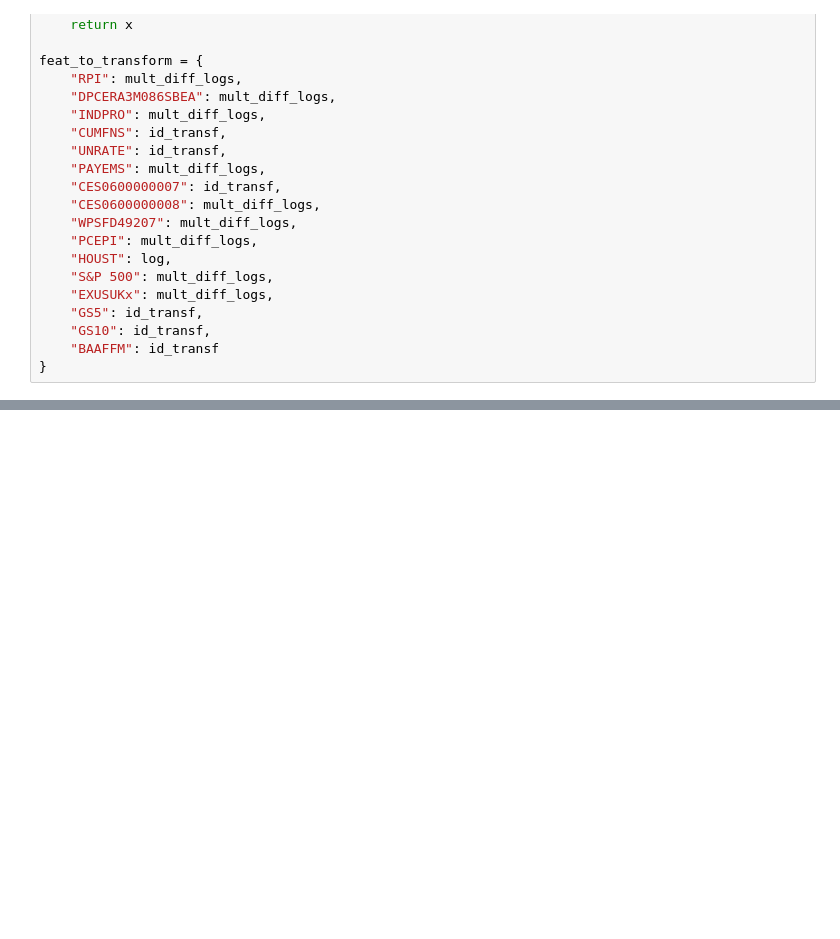
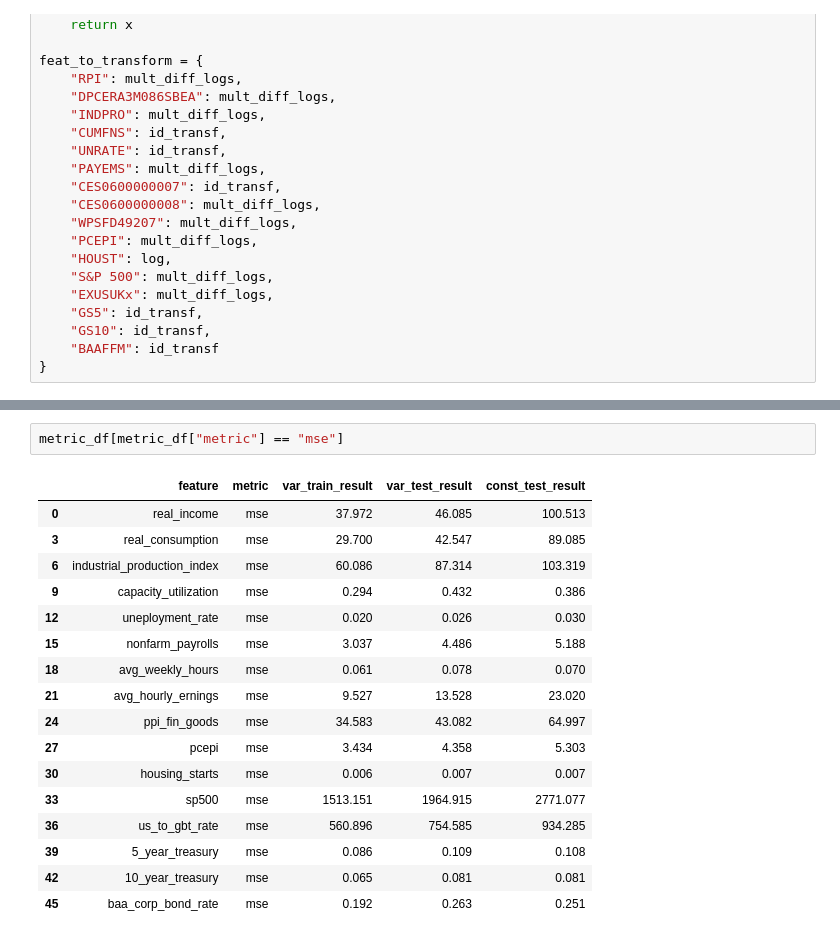
Before and after one commit to dr-leto/unimi, a Jupyter notebook: bayesian_analysis/var_baseline.ipynb, the cells around one changed output, grey strips where cells are left out. Drawn from its saved outputs; the diff is of its cells as text; blank space fills up the shorter version.

```diff
--- a/bayesian_analysis/var_baseline.ipynb
+++ b/bayesian_analysis/var_baseline.ipynb
@@ -226 +214,21 @@ total = sample.join(pred_df, how="inner")
+# %%
+metric_df[metric_df["metric"] == "mse"]
+# %% [output]
+|  | feature | metric | var_train_result | var_test_result | const_test_result |
+| 0 | real_income | mse | 37.972 | 46.085 | 100.513 |
+| 3 | real_consumption | mse | 29.700 | 42.547 | 89.085 |
+| 6 | industrial_production_index | mse | 60.086 | 87.314 | 103.319 |
+| 9 | capacity_utilization | mse | 0.294 | 0.432 | 0.386 |
+| 12 | uneployment_rate | mse | 0.020 | 0.026 | 0.030 |
+| 15 | nonfarm_payrolls | mse | 3.037 | 4.486 | 5.188 |
+| 18 | avg_weekly_hours | mse | 0.061 | 0.078 | 0.070 |
+| 21 | avg_hourly_ernings | mse | 9.527 | 13.528 | 23.020 |
+| 24 | ppi_fin_goods | mse | 34.583 | 43.082 | 64.997 |
+| 27 | pcepi | mse | 3.434 | 4.358 | 5.303 |
+| 30 | housing_starts | mse | 0.006 | 0.007 | 0.007 |
+| 33 | sp500 | mse | 1513.151 | 1964.915 | 2771.077 |
+| 36 | us_to_gbt_rate | mse | 560.896 | 754.585 | 934.285 |
+| 39 | 5_year_treasury | mse | 0.086 | 0.109 | 0.108 |
+| 42 | 10_year_treasury | mse | 0.065 | 0.081 | 0.081 |
+| 45 | baa_corp_bond_rate | mse | 0.192 | 0.263 | 0.251 |
 # %%
```
Also changed, not shown: parts of 23 cells of this notebook.
